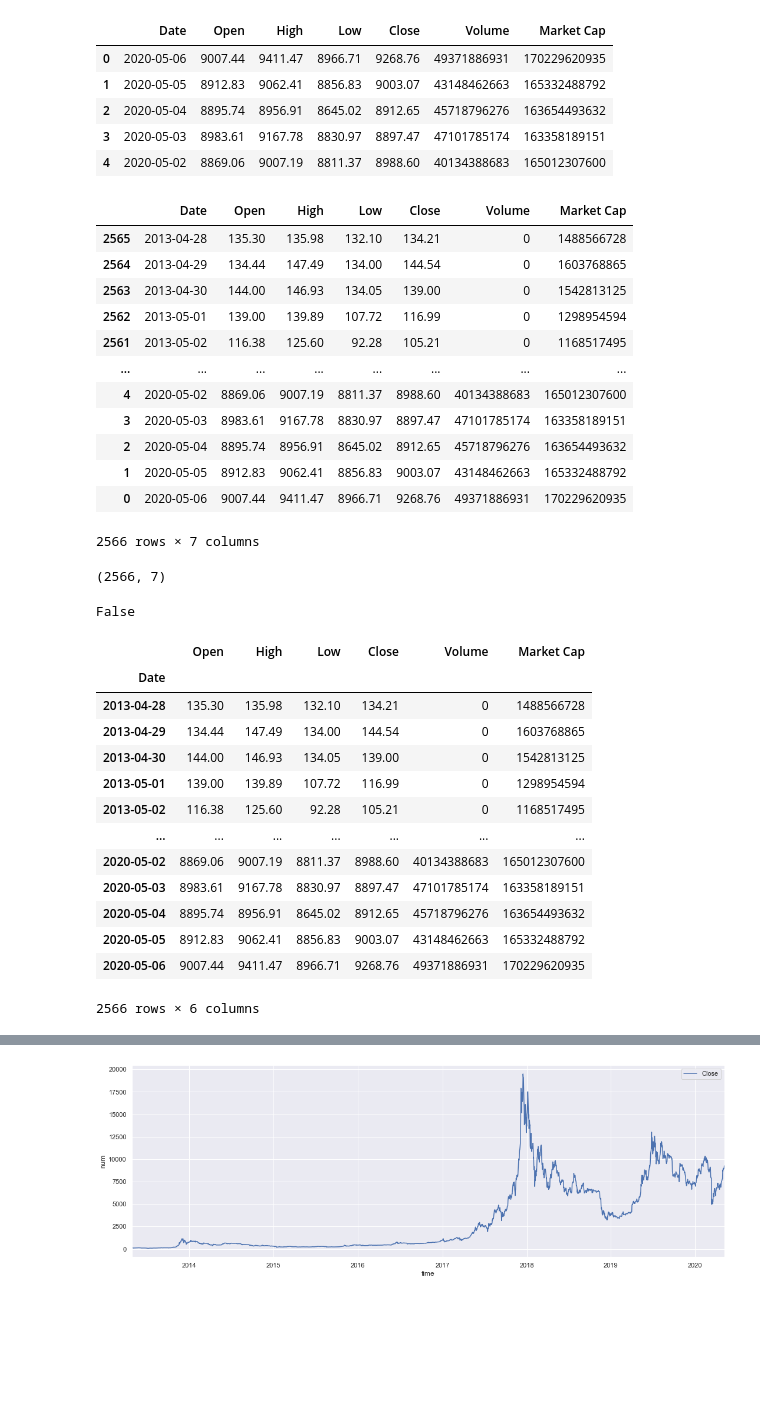
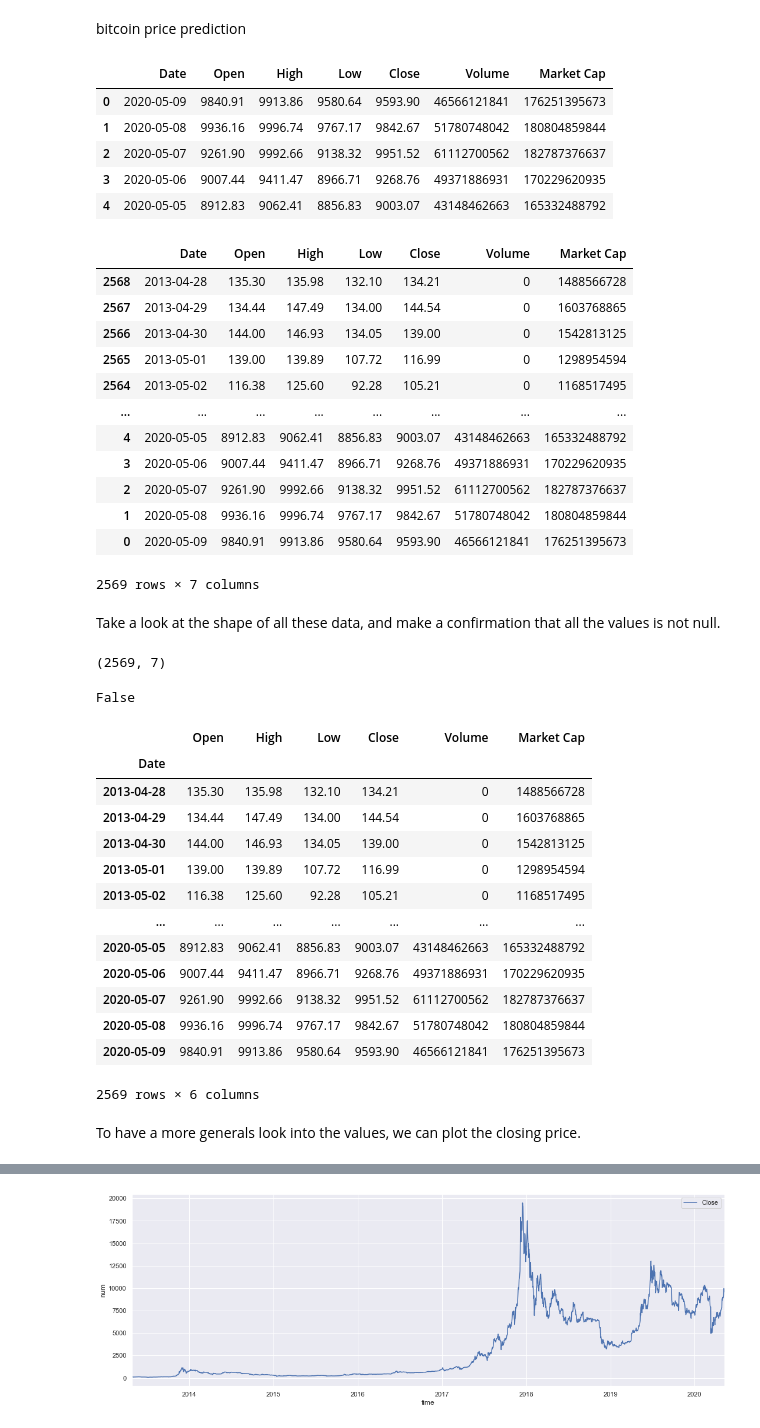
Before and after one commit to ripenedcat/msa-machinelearning, a Jupyter notebook: Untitled.ipynb, the cells around one changed output, grey strips where cells are left out. Cells and saved outputs as stored; diff of their text form; code cells hidden in the pictures; blank space fills up the shorter version.

```diff
--- a/Untitled.ipynb
+++ b/Untitled.ipynb
@@ -3 +1,3 @@
+# %% [markdown]
+bitcoin price prediction
 # %%
@@ -9,46 +10,43 @@ import datetime
 import numpy as np
 sns.set()
 # %%
-# get market info for bitcoin from the start of 2016 to the current day
-bitcoin_market_info = pd.read_html("https://coinmarketcap.com/currencies/bitcoin/historical-data/?start=20130428&end="+time.strftime("%Y%m%d"))[2]
+# get market info for bitcoin from the start of 2013 to the current day
+df_bitcoin = pd.read_html("https://coinmarketcap.com/currencies/bitcoin/historical-data/?start=20130428&end="+time.strftime("%Y%m%d"))[2]
 # convert the date string to the correct date format
-bitcoin_market_info = bitcoin_market_info.assign(Date=pd.to_datetime(bitcoin_market_info['Date']))
-# when Volume is equal to '-' convert it to 0
-# bitcoin_market_info.loc[bitcoin_market_info['Volume']=="-",'Volume']=0
-# # convert to int
-# bitcoin_market_info['Volume'] = bitcoin_market_info['Volume'].astype('int64')
-
-bitcoin_market_info.rename(columns={"Open*":"Open","Close**":"Close"}, inplace = True)
-#bitcoin_market_info.index=bitcoin_market_info['Date']
+df_bitcoin = df_bitcoin.assign(Date=pd.to_datetime(df_bitcoin['Date']))
+# rename some of the columns
+df_bitcoin.rename(columns={"Open*":"Open","Close**":"Close"}, inplace = True)
 # look at the first few rows
-bitcoin_market_info.head()
+df_bitcoin.head()
 # %% [output]
 |  | Date | Open | High | Low | Close | Volume | Market Cap |
-| 0 | 2020-05-06 | 9007.44 | 9411.47 | 8966.71 | 9268.76 | 49371886931 | 170229620935 |
-| 1 | 2020-05-05 | 8912.83 | 9062.41 | 8856.83 | 9003.07 | 43148462663 | 165332488792 |
-| 2 | 2020-05-04 | 8895.74 | 8956.91 | 8645.02 | 8912.65 | 45718796276 | 163654493632 |
-| 3 | 2020-05-03 | 8983.61 | 9167.78 | 8830.97 | 8897.47 | 47101785174 | 163358189151 |
-| 4 | 2020-05-02 | 8869.06 | 9007.19 | 8811.37 | 8988.60 | 40134388683 | 165012307600 |
+| 0 | 2020-05-09 | 9840.91 | 9913.86 | 9580.64 | 9593.90 | 46566121841 | 176251395673 |
+| 1 | 2020-05-08 | 9936.16 | 9996.74 | 9767.17 | 9842.67 | 51780748042 | 180804859844 |
+| 2 | 2020-05-07 | 9261.90 | 9992.66 | 9138.32 | 9951.52 | 61112700562 | 182787376637 |
+| 3 | 2020-05-06 | 9007.44 | 9411.47 | 8966.71 | 9268.76 | 49371886931 | 170229620935 |
+| 4 | 2020-05-05 | 8912.83 | 9062.41 | 8856.83 | 9003.07 | 43148462663 | 165332488792 |
 # %%
-bitcoin_market_info=bitcoin_market_info.sort_values(by=['Date'])
-bitcoin_market_info
+df_bitcoin=df_bitcoin.sort_values(by=['Date'])
+df_bitcoin
 # %% [output]
 |  | Date | Open | High | Low | Close | Volume | Market Cap |
-| 2565 | 2013-04-28 | 135.30 | 135.98 | 132.10 | 134.21 | 0 | 1488566728 |
-| 2564 | 2013-04-29 | 134.44 | 147.49 | 134.00 | 144.54 | 0 | 1603768865 |
-| 2563 | 2013-04-30 | 144.00 | 146.93 | 134.05 | 139.00 | 0 | 1542813125 |
-| 2562 | 2013-05-01 | 139.00 | 139.89 | 107.72 | 116.99 | 0 | 1298954594 |
-| 2561 | 2013-05-02 | 116.38 | 125.60 | 92.28 | 105.21 | 0 | 1168517495 |
+| 2568 | 2013-04-28 | 135.30 | 135.98 | 132.10 | 134.21 | 0 | 1488566728 |
+| 2567 | 2013-04-29 | 134.44 | 147.49 | 134.00 | 144.54 | 0 | 1603768865 |
+| 2566 | 2013-04-30 | 144.00 | 146.93 | 134.05 | 139.00 | 0 | 1542813125 |
+| 2565 | 2013-05-01 | 139.00 | 139.89 | 107.72 | 116.99 | 0 | 1298954594 |
+| 2564 | 2013-05-02 | 116.38 | 125.60 | 92.28 | 105.21 | 0 | 1168517495 |
 | ... | ... | ... | ... | ... | ... | ... | ... |
-| 4 | 2020-05-02 | 8869.06 | 9007.19 | 8811.37 | 8988.60 | 40134388683 | 165012307600 |
-| 3 | 2020-05-03 | 8983.61 | 9167.78 | 8830.97 | 8897.47 | 47101785174 | 163358189151 |
-| 2 | 2020-05-04 | 8895.74 | 8956.91 | 8645.02 | 8912.65 | 45718796276 | 163654493632 |
-| 1 | 2020-05-05 | 8912.83 | 9062.41 | 8856.83 | 9003.07 | 43148462663 | 165332488792 |
-| 0 | 2020-05-06 | 9007.44 | 9411.47 | 8966.71 | 9268.76 | 49371886931 | 170229620935 |
+| 4 | 2020-05-05 | 8912.83 | 9062.41 | 8856.83 | 9003.07 | 43148462663 | 165332488792 |
+| 3 | 2020-05-06 | 9007.44 | 9411.47 | 8966.71 | 9268.76 | 49371886931 | 170229620935 |
+| 2 | 2020-05-07 | 9261.90 | 9992.66 | 9138.32 | 9951.52 | 61112700562 | 182787376637 |
+| 1 | 2020-05-08 | 9936.16 | 9996.74 | 9767.17 | 9842.67 | 51780748042 | 180804859844 |
+| 0 | 2020-05-09 | 9840.91 | 9913.86 | 9580.64 | 9593.90 | 46566121841 | 176251395673 |
-2566 rows × 7 columns
+2569 rows × 7 columns
+# %% [markdown]
+Take a look at the shape of all these data, and make a confirmation that all the values is not null.
 # %%
-bitcoin_market_info.shape
+df_bitcoin.shape
 # %% [output]
-(2566, 7)
+(2569, 7)
 # %%
 # check null values
@@ -56,22 +54,24 @@ bitcoin_market_info.isnull().values.any()
 # %% [output]
 False
 # %%
-bitcoin_market_info.index=bitcoin_market_info['Date']
-bitcoin_market_info=bitcoin_market_info.drop('Date',axis=1)
-bitcoin_market_info
+df_bitcoin.index=df_bitcoin['Date']
+df_bitcoin=df_bitcoin.drop('Date',axis=1)
+df_bitcoin
 # %% [output]
 |  | Open | High | Low | Close | Volume | Market Cap |
 | Date |  |  |  |  |  |  |
 | 2013-04-28 | 135.30 | 135.98 | 132.10 | 134.21 | 0 | 1488566728 |
 | 2013-04-29 | 134.44 | 147.49 | 134.00 | 144.54 | 0 | 1603768865 |
 | 2013-04-30 | 144.00 | 146.93 | 134.05 | 139.00 | 0 | 1542813125 |
 | 2013-05-01 | 139.00 | 139.89 | 107.72 | 116.99 | 0 | 1298954594 |
 | 2013-05-02 | 116.38 | 125.60 | 92.28 | 105.21 | 0 | 1168517495 |
 | ... | ... | ... | ... | ... | ... | ... |
-| 2020-05-02 | 8869.06 | 9007.19 | 8811.37 | 8988.60 | 40134388683 | 165012307600 |
-| 2020-05-03 | 8983.61 | 9167.78 | 8830.97 | 8897.47 | 47101785174 | 163358189151 |
-| 2020-05-04 | 8895.74 | 8956.91 | 8645.02 | 8912.65 | 45718796276 | 163654493632 |
 | 2020-05-05 | 8912.83 | 9062.41 | 8856.83 | 9003.07 | 43148462663 | 165332488792 |
 | 2020-05-06 | 9007.44 | 9411.47 | 8966.71 | 9268.76 | 49371886931 | 170229620935 |
+| 2020-05-07 | 9261.90 | 9992.66 | 9138.32 | 9951.52 | 61112700562 | 182787376637 |
+| 2020-05-08 | 9936.16 | 9996.74 | 9767.17 | 9842.67 | 51780748042 | 180804859844 |
+| 2020-05-09 | 9840.91 | 9913.86 | 9580.64 | 9593.90 | 46566121841 | 176251395673 |
-2566 rows × 6 columns
+2569 rows × 6 columns
+# %% [markdown]
+To have a more generals look into the values, we can plot the closing price.
 # %%
```
Also changed, not shown: parts of 17 cells of this notebook, 1 other file.
